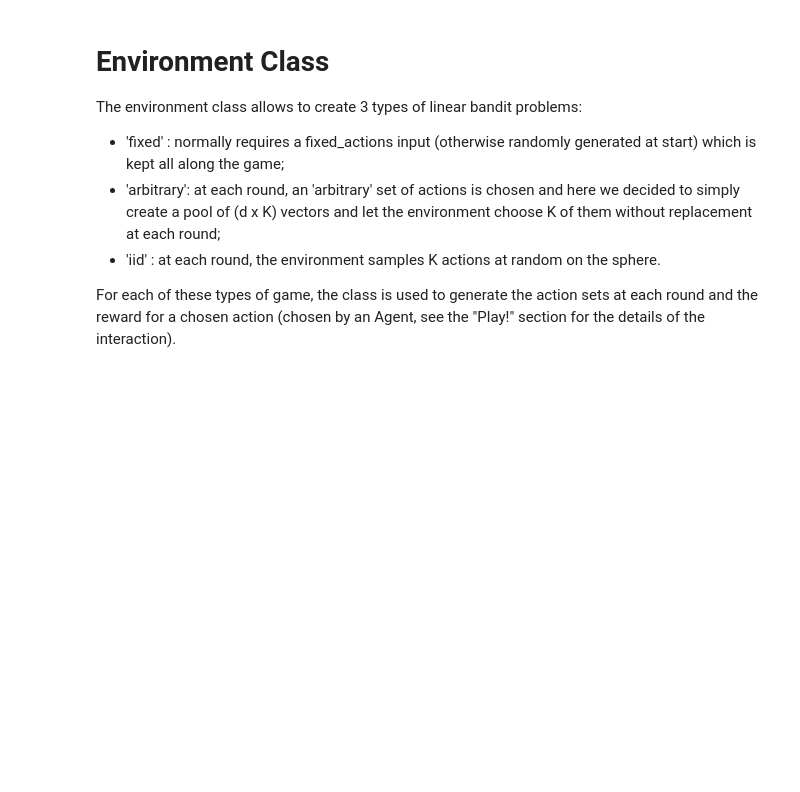
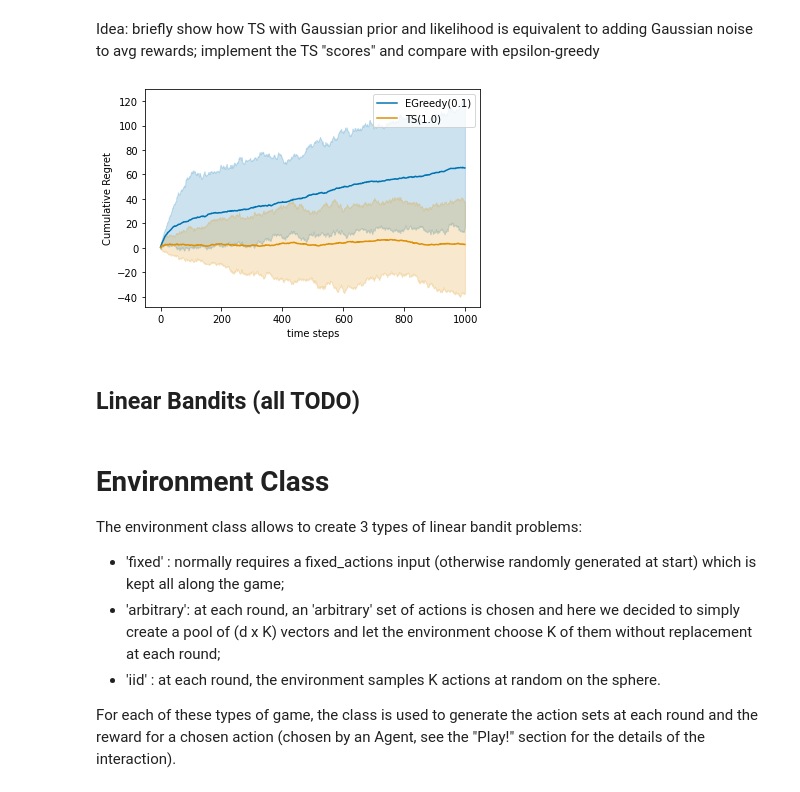
Before and after one commit to rlsummerschool/practical-sessions, a Jupyter notebook: notebooks/bandits_practice.ipynb, the cells around one changed output. Cells and saved outputs as stored; diff of their text form; code cells hidden in the pictures; blank space fills up the shorter version.

```diff
--- a/notebooks/bandits_practice.ipynb
+++ b/notebooks/bandits_practice.ipynb
@@ -59,3 +186,54 @@ def experiment(environment, agents, Nmc, T):
+# %% [markdown]
+Idea: briefly show how TS with Gaussian prior and likelihood is equivalent to adding Gaussian noise to avg rewards; implement the TS "scores" and compare with epsilon-greedy
+# %%
+class ThompsonSampling(Agent):
+  def __init__(self, K, sigma=1.):
+    self.sigma = sigma #prior std
+    self.K = K
+    self.reset()
+
+    self.cumulative_reward = np.zeros(self.K)
+    self.num_played = np.zeros(self.K)
+    self.avg_rewards = np.zeros(self.K)
+    self.stds = self.sigma * np.ones(self.K) #TO FILL
+
+
+  def reset(self):
+    self.t = 0
+    self.avg_rewards = np.zeros(self.K)
+    self.stds = self.sigma * np.ones(self.K) #TO FILL
+
+  def get_action(self):
+    #TO FILL:
+    scores = np.random.normal(self.avg_rewards, self.stds)
+    ##END
+    chosen_arm_index = np.argmax(scores)
+    return chosen_arm_index
+
+  def receive_reward(self, chosen_arm, reward):
+    self.cumulative_reward[chosen_arm] += reward
+    self.num_played[chosen_arm] += 1
+    self.avg_rewards[chosen_arm] = self.cumulative_reward[chosen_arm]/self.num_played[chosen_arm]
+
+    self.stds[chosen_arm] = self.sigma / self.num_played[chosen_arm] #TO FILL
+
+    self.t += 1
+
+
+  #@staticmethod
+  def name(self):
+    return 'TS('+str(self.sigma)+')'
+# %%
+env = MAB_env(means)
+epsilon_greedy = EpsilonGreedy(K,  eps=0.1)
+ucb = UCB(K,  delta=0.05)
+ts = ThompsonSampling(K, sigma=1.)
+ts_experiment = experiment(env, [epsilon_greedy, ts], N=N, T=T)
+plot_result(ts_experiment, q=10);
+# %% [output]
+[figure, added]
+# %% [markdown]
+## Linear Bandits (all TODO)
 # %%
 def randomActionsGenerator(K,d, mean=None):
     return np.diag(np.full(d,1)) #vecs / norms[:,np.newaxis]
```
Also changed, not shown: parts of 17 cells of this notebook, 2 other files.
